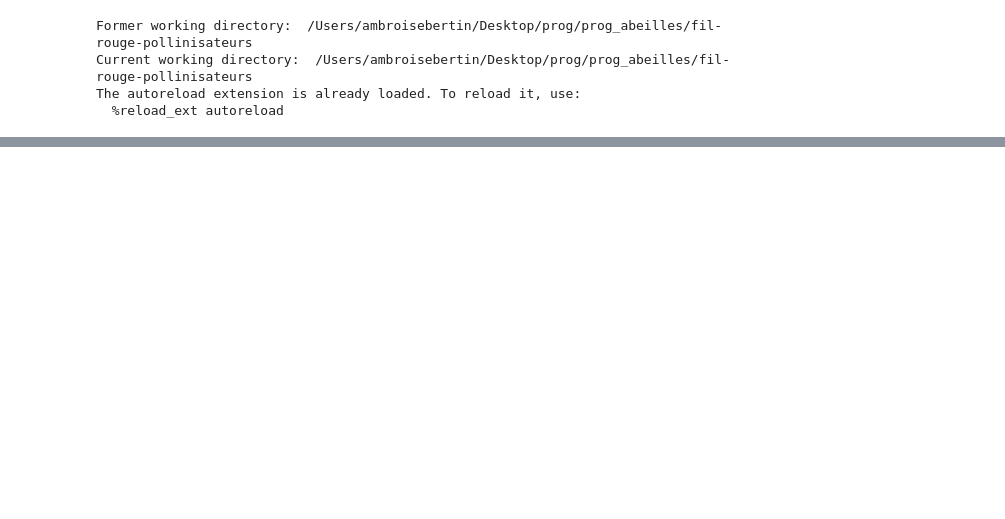
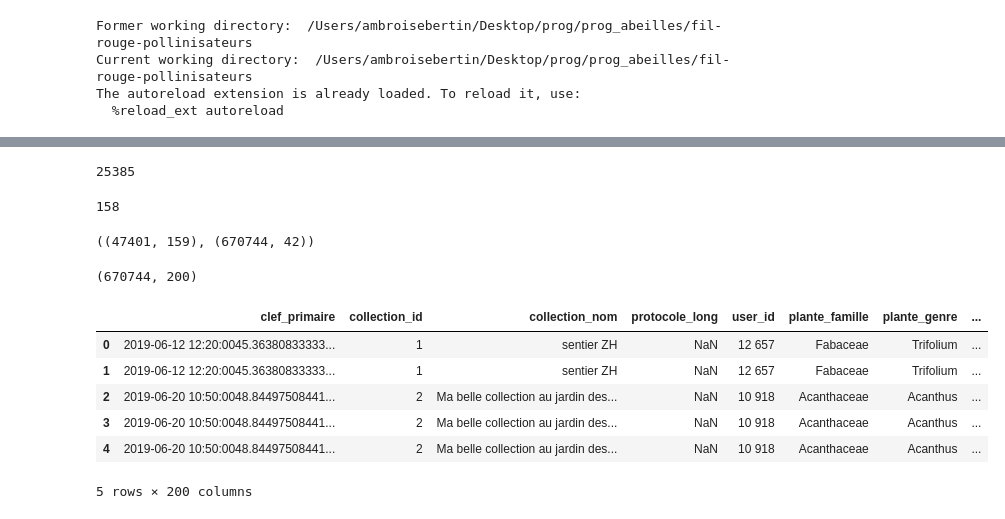
Before and after one commit to juldpnt/fil-rouge-pollinisateurs, a Jupyter notebook: notebooks/merge_corineland.ipynb, the cells around one changed output, grey strips where cells are left out. Cells and saved outputs as stored; diff of their text form; code cells hidden in the pictures; blank space fills up the shorter version.

```diff
--- a/notebooks/merge_corineland.ipynb
+++ b/notebooks/merge_corineland.ipynb
@@ -51,0 +69,64 @@ Name: collection_nom, Length: 670744, dtype: object
+# %%
+# compte les clefs primaires qui sont communes aux deux jeux de données
+corineland["clef_primaire"].isin(spipoll["clef_primaire"]).sum()
+# %% [output]
+25385
+# %%
+colonnes_interet = ['colonne111_250',
+       'colonne112_250', 'colonne121_250', 'colonne122_250',
+       'colonne123_250', 'colonne124_250', 'colonne131_250',
+       'colonne132_250', 'colonne133_250', 'colonne141_250',
+       'colonne142_250', 'colonne211_250', 'colonne212_250',
+       'colonne213_250', 'colonne221_250', 'colonne222_250',
+       'colonne223_250', 'colonne231_250', 'colonne241_250',
+       'colonne242_250', 'colonne243_250', 'colonne244_250',
+       'colonne311_250', 'colonne312_250', 'colonne313_250',
+       'colonne321_250', 'colonne322_250', 'colonne323_250',
+       'colonne324_250', 'colonne331_250', 'colonne332_250',
+       'colonne333_250', 'colonne334_250', 'colonne335_250',
+       'colonne411_250', 'colonne412_250', 'colonne421_250',
+       'colonne422_250', 'colonne423_250', 'colonne511_250',
+       'colonne512_250', 'colonne521_250', 'colonne522_250',
+       'colonne523_250', 'colonne111_1000', 'colonne112_1000',
+       'colonne121_1000', 'colonne122_1000', 'colonne123_1000',
+       'colonne124_1000', 'colonne131_1000', 'colonne132_1000',
+       'colonne133_1000', 'colonne141_1000', 'colonne142_1000',
+       'colonne211_1000', 'colonne212_1000', 'colonne213_1000',
+       'colonne221_1000', 'colonne222_1000', 'colonne223_1000',
+       'colonne231_1000', 'colonne241_1000', 'colonne242_1000',
+       'colonne243_1000', 'colonne244_1000', 'colonne311_1000',
+       'colonne312_1000', 'colonne313_1000', 'colonne321_1000',
+       'colonne322_1000', 'colonne323_1000', 'colonne324_1000',
+       'colonne331_1000', 'colonne332_1000', 'colonne333_1000',
+       'colonne334_1000', 'colonne335_1000', 'colonne411_1000',
+       'colonne412_1000', 'colonne421_1000', 'colonne422_1000',
+       'colonne423_1000', 'colonne511_1000', 'colonne512_1000',
+       'colonne521_1000', 'colonne522_1000', 'colonne523_1000',
+       'Moyenne_bio1', 'Moyenne_bio2', 'Moyenne_bio3', 'Moyenne_bio4',
+       'Moyenne_bio5', 'Moyenne_bio6', 'Moyenne_bio7', 'Moyenne_bio8',
+       'Moyenne_bio9', 'Moyenne_bio10', 'Moyenne_bio11', 'Moyenne_bio12',
+       'Moyenne_bio13', 'Moyenne_bio14', 'Moyenne_bio15', 'Moyenne_bio16',
+       'Moyenne_bio17', 'Moyenne_bio18', 'Moyenne_bio19', 'classif',
+       'espece', 'genre', 'jour_julien', 'jour', 'mois', 'annee',
+       'quinzaine', 'temp_moy', 'prep', 'wind', 'ombre', 'col21_250',
+       'col21_1000', 'col22_250', 'col22_1000', 'col23_250', 'col23_1000',
+       'col24_250', 'col24_1000', 'col31_250', 'col31_1000', 'col32_250',
+       'col32_1000', 'col33_250', 'col33_1000', 'col4et5_250',
+       'col4et5_1000', 'impermeabilisÃ©_250', 'impermeabilisÃ©_1000',
+       'semi_impermeabilisÃ©_250', 'semi_impermeabilisÃ©_1000',
+       'position.3', 'digits', 'temp_mois_prev', 'temp_avril_prev',
+       'temp_avril_current', 'moyenne_avril', 'moyenne_hiver',
+       'temp_hiver', 'moyenne_mois', 'prep_mois_prev', 'prep_avril_prev',
+       'prep_avril_current', 'moyenne_prep_hiver', 'moyenne_prep_avril',
+       'moyenne_prep_mois', 'prep_hiver', 'temp_avril_current_test',
+       'prep_moyenne', 'temp_moyenne']
+
+len(colonnes_interet)
+# %% [output]
+158
+# %%
+# ne conserve que les colonnes d'intérêt dans le jeu de données corineland
+corineland = corineland[['clef_primaire'] + colonnes_interet]
+corineland.shape, spipoll.shape
+# %% [output]
+((47401, 159), (670744, 42))
@@ -51,0 +136,14 @@ Name: collection_nom, Length: 670744, dtype: object
+# %%
+merged_df.shape
+# %% [output]
+(670744, 200)
+# %%
+merged_df.head()
+# %% [output]
+|  | clef_primaire | collection_id | collection_nom | protocole_long | user_id | plante_famille | plante_genre | ... |
+| 0 | 2019-06-12 12:20:0045.36380833333... | 1 | sentier ZH | NaN | 12 657 | Fabaceae | Trifolium | ... |
+| 1 | 2019-06-12 12:20:0045.36380833333... | 1 | sentier ZH | NaN | 12 657 | Fabaceae | Trifolium | ... |
+| 2 | 2019-06-20 10:50:0048.84497508441... | 2 | Ma belle collection au jardin des... | NaN | 10 918 | Acanthaceae | Acanthus | ... |
+| 3 | 2019-06-20 10:50:0048.84497508441... | 2 | Ma belle collection au jardin des... | NaN | 10 918 | Acanthaceae | Acanthus | ... |
+| 4 | 2019-06-20 10:50:0048.84497508441... | 2 | Ma belle collection au jardin des... | NaN | 10 918 | Acanthaceae | Acanthus | ... |
+5 rows × 200 columns
```
Also changed, not shown: parts of 12 cells of this notebook.
